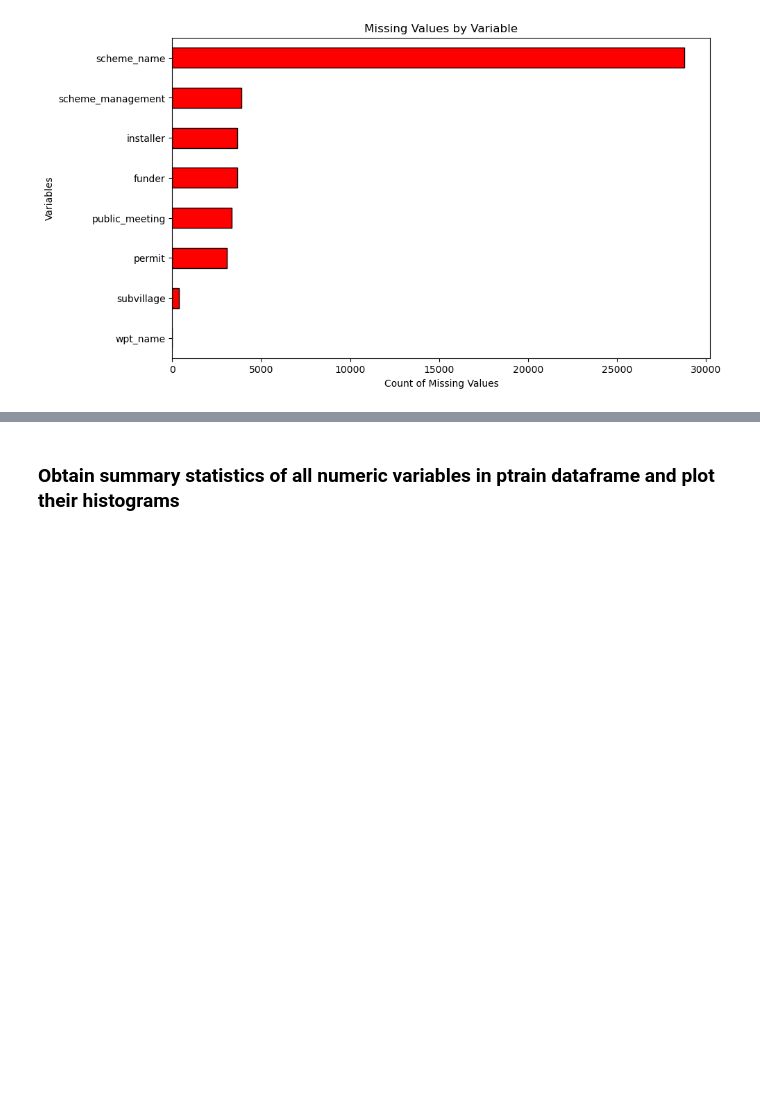
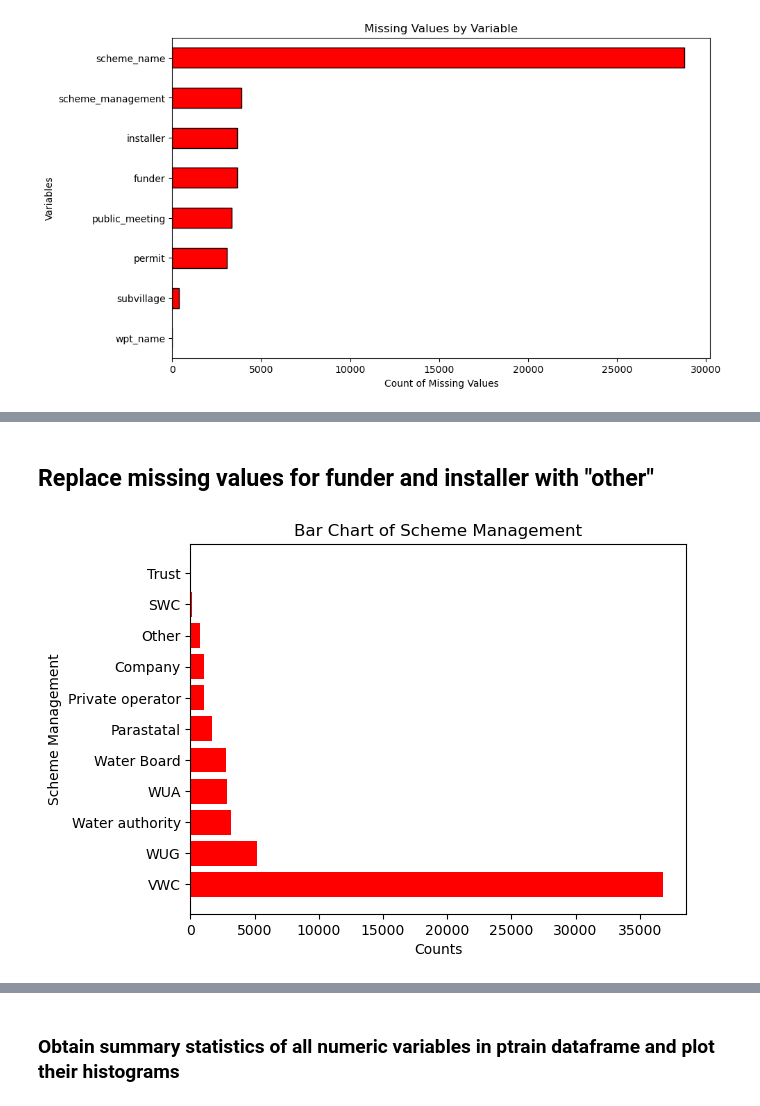
Before and after one commit to KatieKimberling/ads-502-team-project, a Jupyter notebook: PumpEDA.ipynb, the cells around one changed output, grey strips where cells are left out. Saved outputs shown, nothing was run; the diff lists cells and outputs as text; code cells hidden in the pictures; blank space fills up the shorter version.

```diff
--- a/PumpEDA.ipynb
+++ b/PumpEDA.ipynb
@@ -83,0 +71,7 @@ ptrain.head()
+# %%
+ptrain['date_recorded'] = pd.to_datetime(ptrain['date_recorded'])
+ptrain['year_recorded'] = ptrain['date_recorded'].dt.year
+ptrain['month_recorded'] = ptrain['date_recorded'].dt.month
+
+ptrain = ptrain.drop(['date_recorded'], axis=1)
+ptrain.head()
@@ -156,0 +223,2 @@ wpt_name                        2        0.003367
+# %% [markdown]
+## Replace missing values for funder and installer with "other"
@@ -156,0 +228,16 @@ wpt_name                        2        0.003367
+# %%
+# Count the occurrences of each category in the scheme_management  column
+scheme_mgt_counts = ptrain['scheme_management'].value_counts()
+
+# Create a horizontal bar chart of scheme_management with the bars colored red
+plt.barh(scheme_mgt_counts.index, scheme_mgt_counts.values, color=['red'])
+
+# Add labels and title
+plt.ylabel('Scheme Management')
+plt.xlabel('Counts')
+plt.title('Bar Chart of Scheme Management')
+
+# Show the plot
+plt.show()
+# %% [output]
+[figure, added]
```
Also changed, not shown: parts of 35 cells of this notebook.
